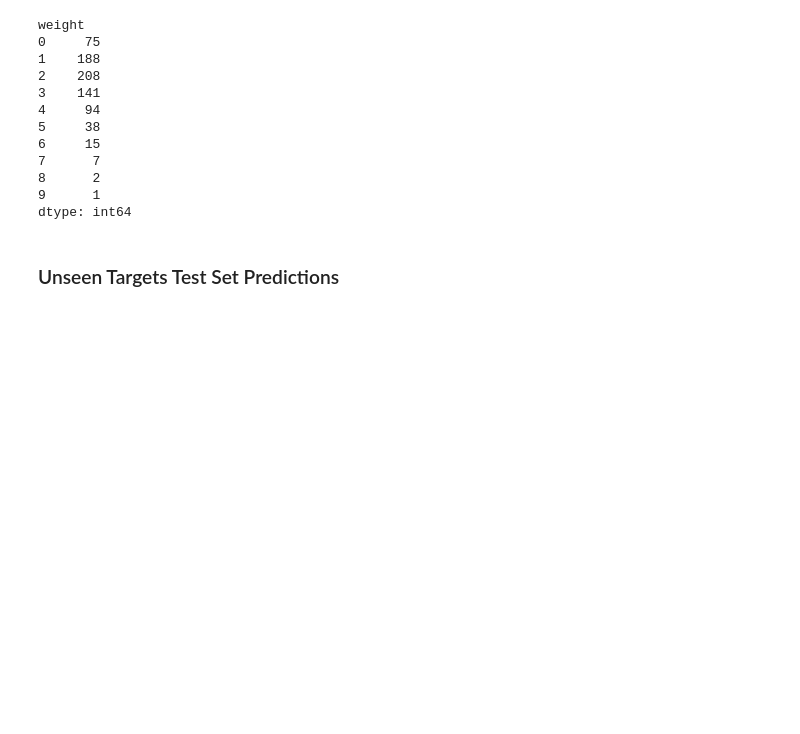
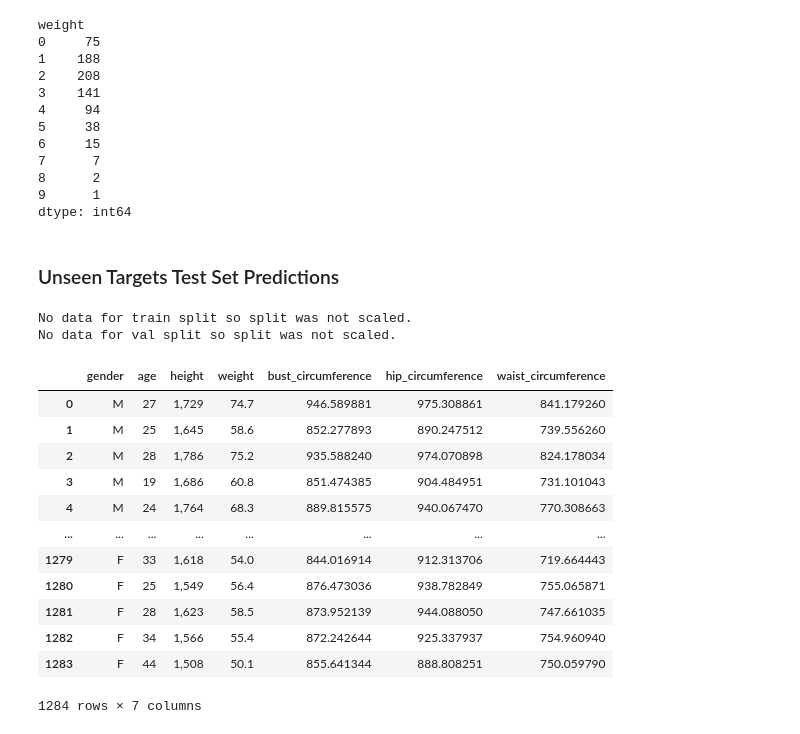
Before and after one commit to Aldion0731/body-shape-predictor, a Jupyter notebook: src/notebooks/n3_linreg_tuned.ipynb, the cells around one changed output. Saved outputs shown, nothing was run; the diff lists cells and outputs as text; code cells hidden in the pictures; blank space fills up the shorter version.

```diff
--- a/src/notebooks/n3_linreg_tuned.ipynb
+++ b/src/notebooks/n3_linreg_tuned.ipynb
@@ -276,0 +275,18 @@ dtype: int64
+# %%
+predict_serving_data(models, feature_engineers=feature_engineers, predictions_file_name="tuned_baseline_predicted.csv")
+# %% [output]
+No data for train split so split was not scaled.
+No data for val split so split was not scaled.
+|  | gender | age | height | weight | bust_circumference | hip_circumference | waist_circumference |
+| 0 | M | 27 | 1,729 | 74.7 | 946.589881 | 975.308861 | 841.179260 |
+| 1 | M | 25 | 1,645 | 58.6 | 852.277893 | 890.247512 | 739.556260 |
+| 2 | M | 28 | 1,786 | 75.2 | 935.588240 | 974.070898 | 824.178034 |
+| 3 | M | 19 | 1,686 | 60.8 | 851.474385 | 904.484951 | 731.101043 |
+| 4 | M | 24 | 1,764 | 68.3 | 889.815575 | 940.067470 | 770.308663 |
+| ... | ... | ... | ... | ... | ... | ... | ... |
+| 1279 | F | 33 | 1,618 | 54.0 | 844.016914 | 912.313706 | 719.664443 |
+| 1280 | F | 25 | 1,549 | 56.4 | 876.473036 | 938.782849 | 755.065871 |
+| 1281 | F | 28 | 1,623 | 58.5 | 873.952139 | 944.088050 | 747.661035 |
+| 1282 | F | 34 | 1,566 | 55.4 | 872.242644 | 925.337937 | 754.960940 |
+| 1283 | F | 44 | 1,508 | 50.1 | 855.641344 | 888.808251 | 750.059790 |
+1284 rows × 7 columns
```
Also changed, not shown: parts of 7 cells of this notebook, 11 other files.
